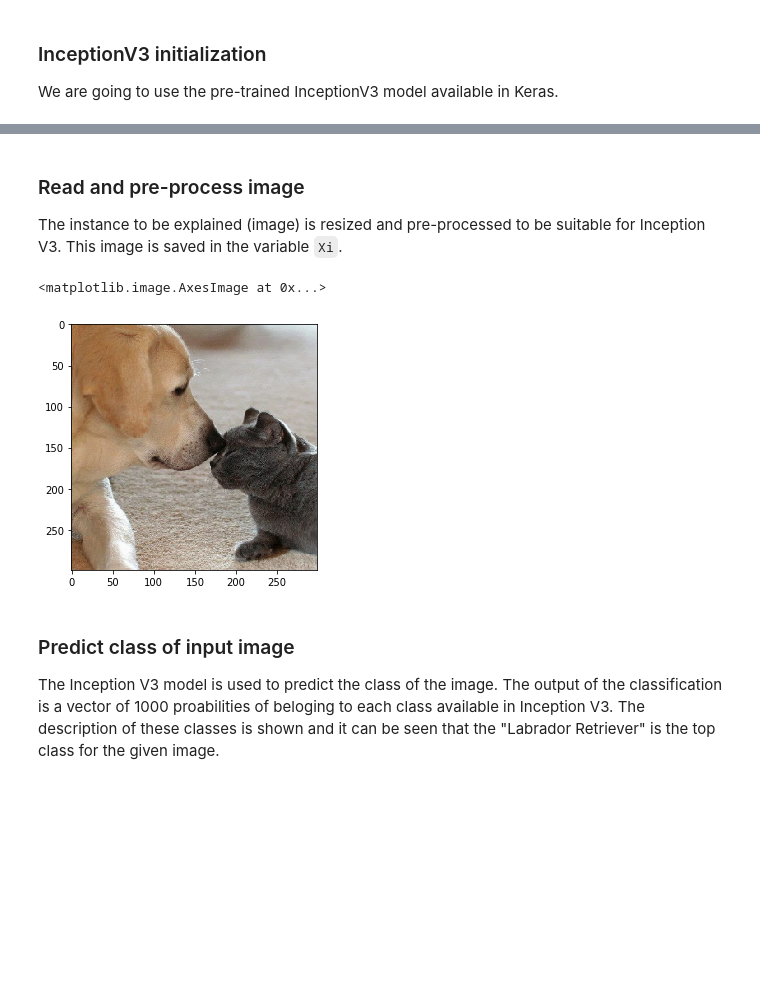
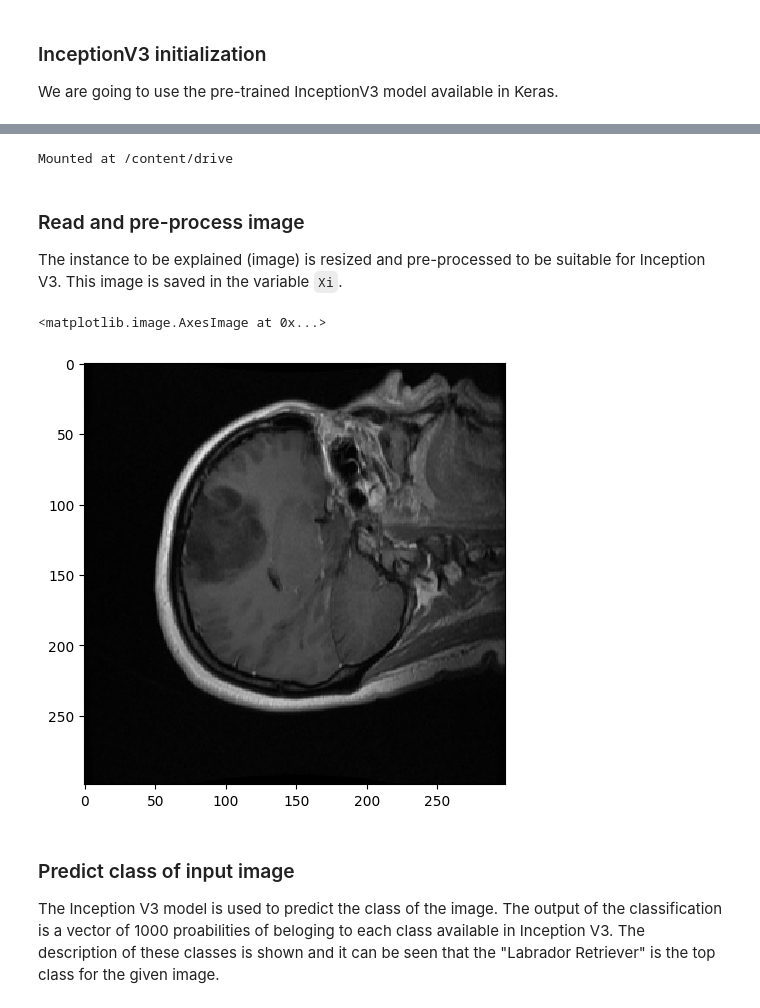
Before and after one commit to lipakshi-2001/BootStrap, a Jupyter notebook: blog/lime_image.ipynb, the cells around one changed output, grey strips where cells are left out. Saved outputs shown, nothing was run; the diff lists cells and outputs as text; code cells hidden in the pictures; blank space fills up the shorter version.

```diff
--- a/blog/lime_image.ipynb
+++ b/blog/lime_image.ipynb
@@ -106,14 +132,19 @@ with tf.device('/GPU:0'):  # Use '/GPU:0' if you have a GPU
+# %%
+from google.colab import drive
+drive.mount('/content/drive')
+# %% [output]
+Mounted at /content/drive
 # %% [markdown]
 ### Read and pre-process image
 The instance to be explained (image) is resized and pre-processed to be suitable for Inception V3. This image is saved in the variable `Xi`.
 # %%
-Xi = skimage.io.imread("https://arteagac.github.io/blog/lime_image/img/cat-and-dog.jpg")
+Xi = skimage.io.imread("/content/drive/MyDrive/dataset_snippet/glioma_new/glioma_new_1.jpg")
 Xi = skimage.transform.resize(Xi, (299,299))
 Xi = (Xi - 0.5)*2 #Inception pre-processing
 skimage.io.imshow(Xi/2+0.5) # Show image before inception preprocessing
 # %% [output]
 <matplotlib.image.AxesImage at 0x...>
-[figure, old version]
+[figure, new version]
 # %% [markdown]
 ### Predict class of input image
 The Inception V3 model is used to predict the class of the image. The output of the classification is a vector of 1000 proabilities of beloging to each class available in Inception V3. The description of these classes is shown and it can be seen that the "Labrador Retriever" is the top class for the given image.
```
Also changed, not shown: parts of 7 cells of this notebook.
